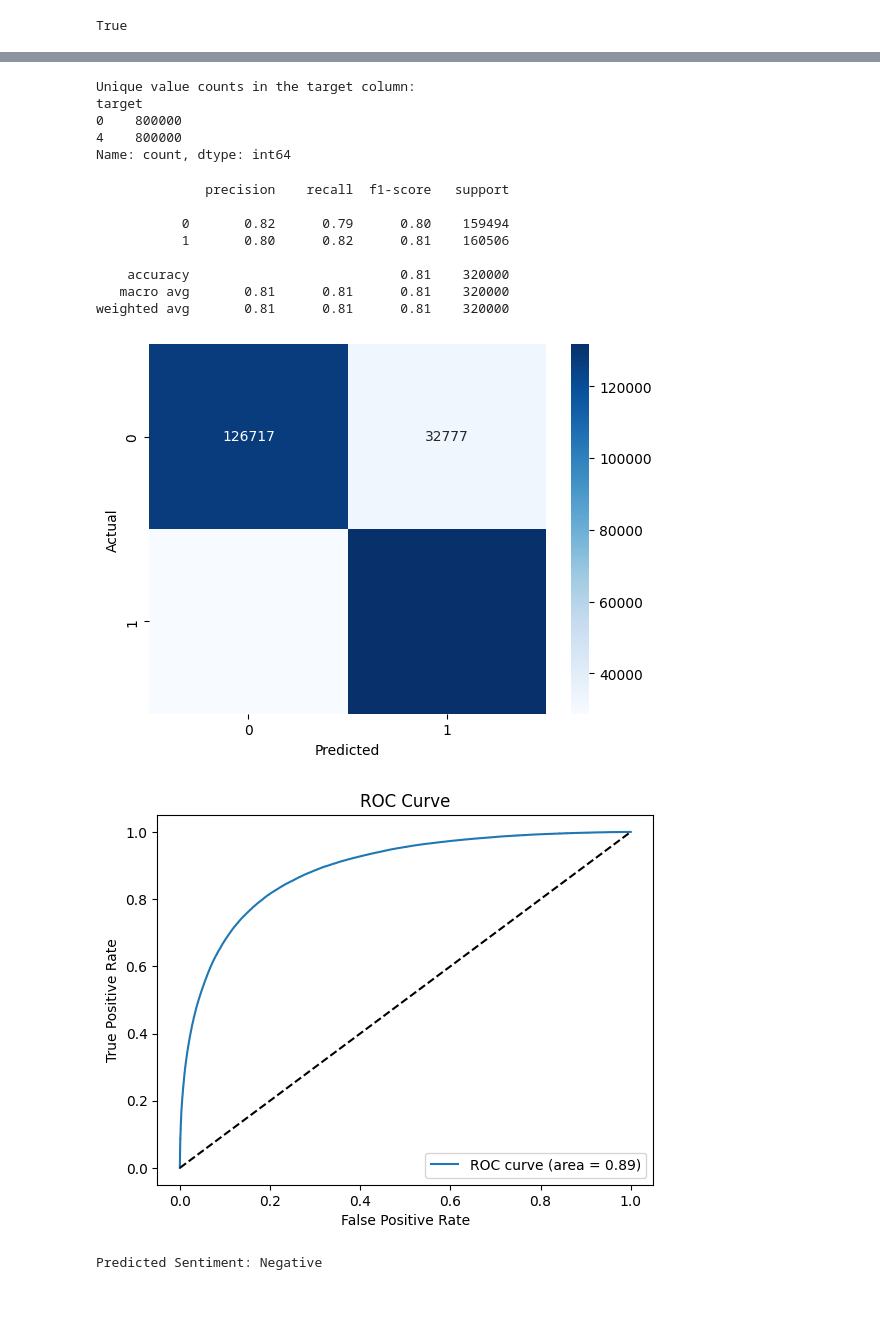
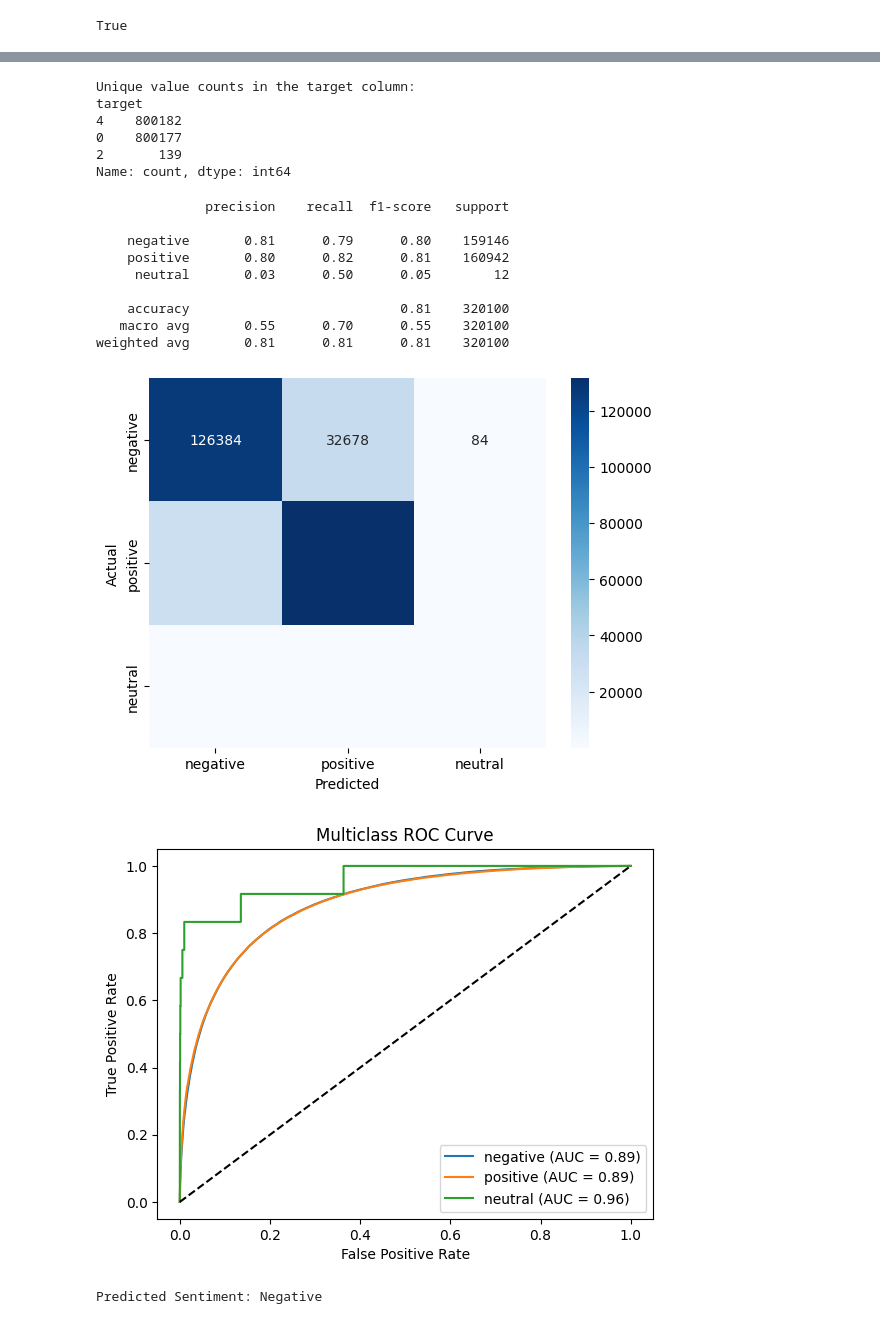
Before and after one commit to gargavi-oss/Sentiment-Analysis, a Jupyter notebook: backend/model/train_model.ipynb, the cells around one changed output, grey strips where cells are left out. Drawn from its saved outputs; the diff is of its cells as text; code cells hidden in the pictures.

Commit message:
added model

```diff
--- a/backend/model/train_model.ipynb
+++ b/backend/model/train_model.ipynb
@@ -39,11 +58,12 @@ df = pd.read_csv('sentiment140.csv', encoding=DATASET_ENCODING, names=DATASET_CO
 # %%
 print("Unique value counts in the target column:")
-print(df['target'].value_counts())
+print(df_merged['target'].value_counts())
 # %% [output]
 Unique value counts in the target column:
 target
-0    800000
-4    800000
+4    800182
+0    800177
+2       139
 Name: count, dtype: int64
 # %%
 def clean_text(text):
@@ -108,11 +128,11 @@ def clean_text(text):
 
     return " ".join(lemmatized_tokens)
 # %%
-df['target'] = df['target'].replace(4, 1)
+# Convert all '4' labels to '1' (positive sentiment)
+df_merged['target'] = df_merged['target'].replace(4, 1)
 
-# Preprocess the text data
-df['text'] = df['text'].apply(clean_text)
+# Preprocess text
+df_merged['text'] = df_merged['text'].apply(clean_text)
 # %%
-# Split the dataset into training and testing sets
-X_train, X_test, y_train, y_test = train_test_split(df['text'], df['target'], test_size=0.2, random_state=42)
+X_train, X_test, y_train, y_test = train_test_split(df_merged['text'], df_merged['target'], test_size=0.2, random_state=42)
 # %%
@@ -125,35 +142,53 @@ X_train_vect = vectorizer.fit_transform(X_train)
 X_test_vect = vectorizer.transform(X_test)
+# %%
+# 3️⃣ Oversample minority class (neutral)
+from imblearn.over_sampling import RandomOverSampler
+
+ros = RandomOverSampler(sampling_strategy={2: 5000}, random_state=42)
+X_train_vect, y_train = ros.fit_resample(X_train_vect, y_train)
 # %%
+from sklearn.preprocessing import label_binarize
+from sklearn.metrics import classification_report, confusion_matrix, roc_curve, auc
+import seaborn as sns
+import matplotlib.pyplot as plt
 def evaluate_model(model):
+    # Train model
     model.fit(X_train_vect, y_train)
     y_pred = model.predict(X_test_vect)
-    print(classification_report(y_test, y_pred))
+    label_names = ['negative', 'positive', 'neutral']
+    print(classification_report(y_test, y_pred, target_names=label_names, zero_division=0))
     cm = confusion_matrix(y_test, y_pred)
-    sns.heatmap(cm, annot=True, fmt='d', cmap='Blues')
+    sns.heatmap(cm, annot=True, fmt='d', cmap='Blues',
+                xticklabels=label_names, yticklabels=label_names)
     plt.xlabel('Predicted')
     plt.ylabel('Actual')
     plt.show()
-
-    fpr, tpr, _ = roc_curve(y_test, model.predict_proba(X_test_vect)[:, 1])
-    plt.plot(fpr, tpr, label='ROC curve (area = %0.2f)' % auc(fpr, tpr))
+    y_test_bin = label_binarize(y_test, classes=[0, 1, 2])
+    y_score = model.predict_proba(X_test_vect)
+    for i, class_name in enumerate(label_names):
+        fpr, tpr, _ = roc_curve(y_test_bin[:, i], y_score[:, i])
+        plt.plot(fpr, tpr, label=f'{class_name} (AUC = {auc(fpr, tpr):0.2f})')
     plt.plot([0, 1], [0, 1], 'k--')
     plt.xlabel('False Positive Rate')
     plt.ylabel('True Positive Rate')
-    plt.title('ROC Curve')
-    plt.legend(loc="lower right")
+    plt.title('Multiclass ROC Curve')
+    plt.legend(loc='lower right')
     plt.show()
 # %%
-lr_model = LogisticRegression(C = 2, max_iter = 1000, n_jobs=-1)
+from sklearn.linear_model import LogisticRegression
+from sklearn.multiclass import OneVsRestClassifier
+lr_model = OneVsRestClassifier(LogisticRegression(C=3, max_iter=1000, n_jobs=-1, class_weight='balanced', multi_class='ovr'))
 evaluate_model(lr_model)
 # %% [output]
               precision    recall  f1-score   support
 
-           0       0.82      0.79      0.80    159494
-           1       0.80      0.82      0.81    160506
+    negative       0.81      0.79      0.80    159146
+    positive       0.80      0.82      0.81    160942
+     neutral       0.03      0.50      0.05        12
 
-    accuracy                           0.81    320000
-   macro avg       0.81      0.81      0.81    320000
-weighted avg       0.81      0.81      0.81    320000
+    accuracy                           0.81    320100
+   macro avg       0.55      0.70      0.55    320100
+weighted avg       0.81      0.81      0.81    320100
-[figure, old version]
+[figure, new version]
-[figure, old version]
+[figure, new version]
 # %%
```
Also changed, not shown: parts of 5 cells of this notebook, 2 other files.
